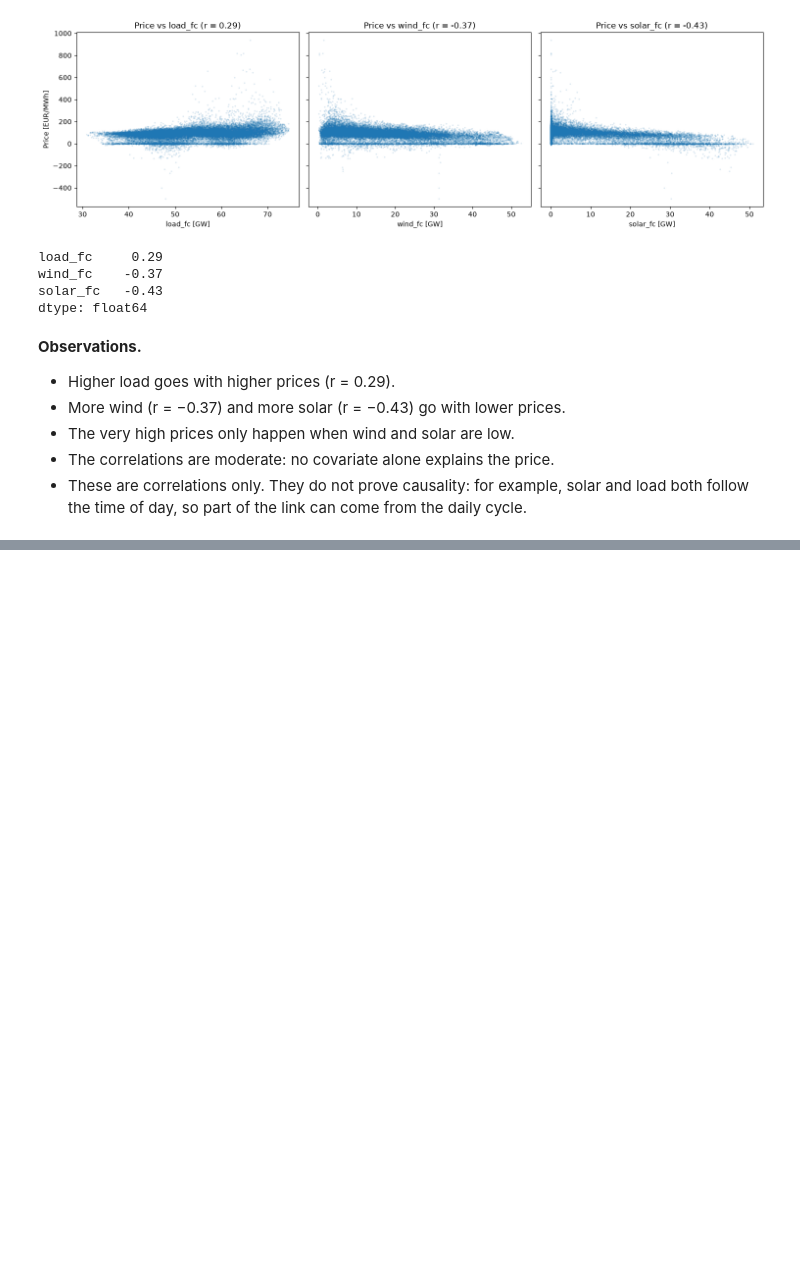
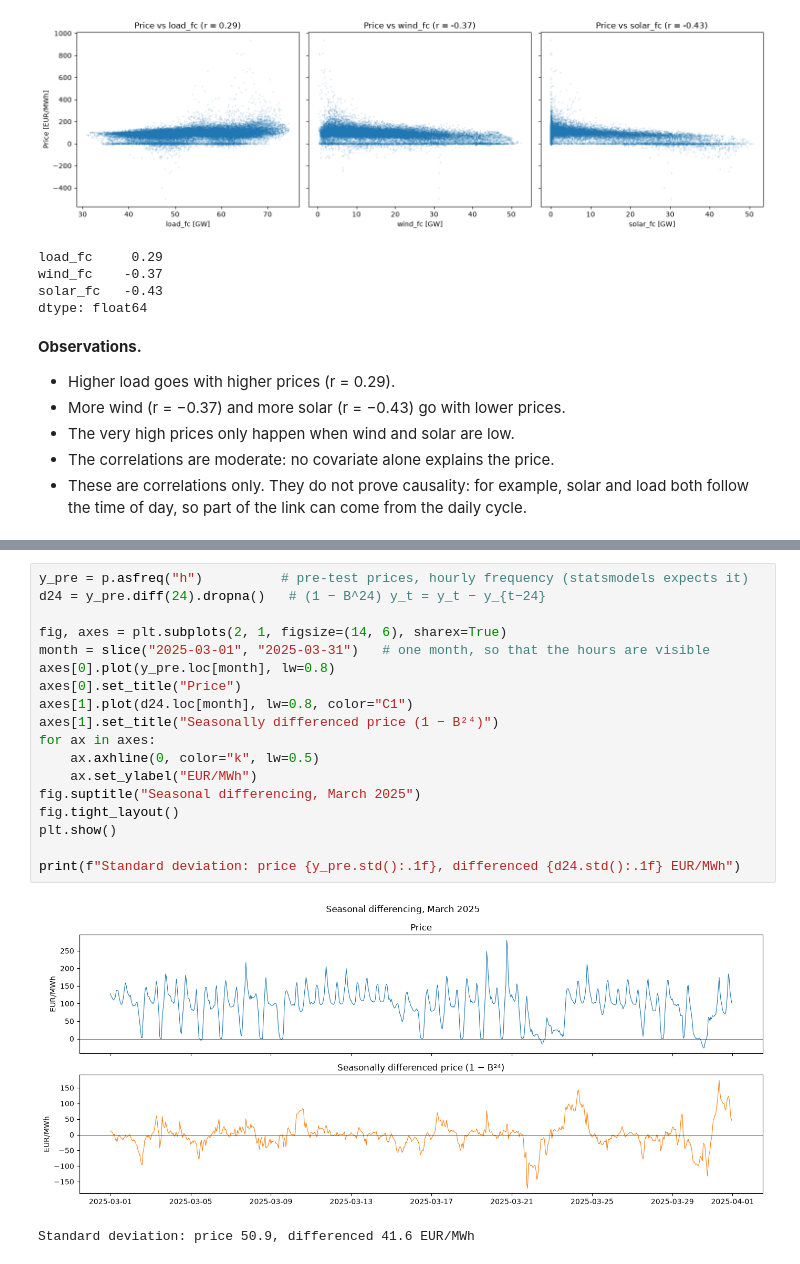
Before and after one commit to aladinsn/electricity-price-forecasting, a Jupyter notebook: notebooks/02_exploration.ipynb, the cells around one changed output, grey strips where cells are left out. Drawn from its saved outputs; the diff is of its cells as text; blank space fills up the shorter version.

```diff
--- a/notebooks/02_exploration.ipynb
+++ b/notebooks/02_exploration.ipynb
@@ -264,0 +279,21 @@ dtype: float64
+# %%
+y_pre = p.asfreq("h")          # pre-test prices, hourly frequency (statsmodels expects it)
+d24 = y_pre.diff(24).dropna()   # (1 − B^24) y_t = y_t − y_{t−24}
+
+fig, axes = plt.subplots(2, 1, figsize=(14, 6), sharex=True)
+month = slice("2025-03-01", "2025-03-31")   # one month, so that the hours are visible
+axes[0].plot(y_pre.loc[month], lw=0.8)
+axes[0].set_title("Price")
+axes[1].plot(d24.loc[month], lw=0.8, color="C1")
+axes[1].set_title("Seasonally differenced price (1 − B²⁴)")
+for ax in axes:
+    ax.axhline(0, color="k", lw=0.5)
+    ax.set_ylabel("EUR/MWh")
+fig.suptitle("Seasonal differencing, March 2025")
+fig.tight_layout()
+plt.show()
+
+print(f"Standard deviation: price {y_pre.std():.1f}, differenced {d24.std():.1f} EUR/MWh")
+# %% [output]
+[figure, added]
+Standard deviation: price 50.9, differenced 41.6 EUR/MWh
```
Also changed, not shown: parts of 16 cells of this notebook, 3 other files.
